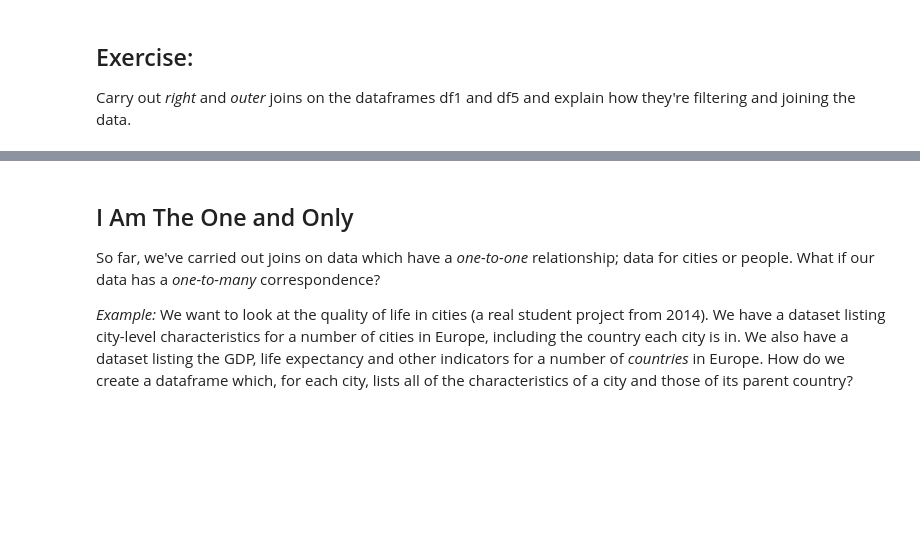
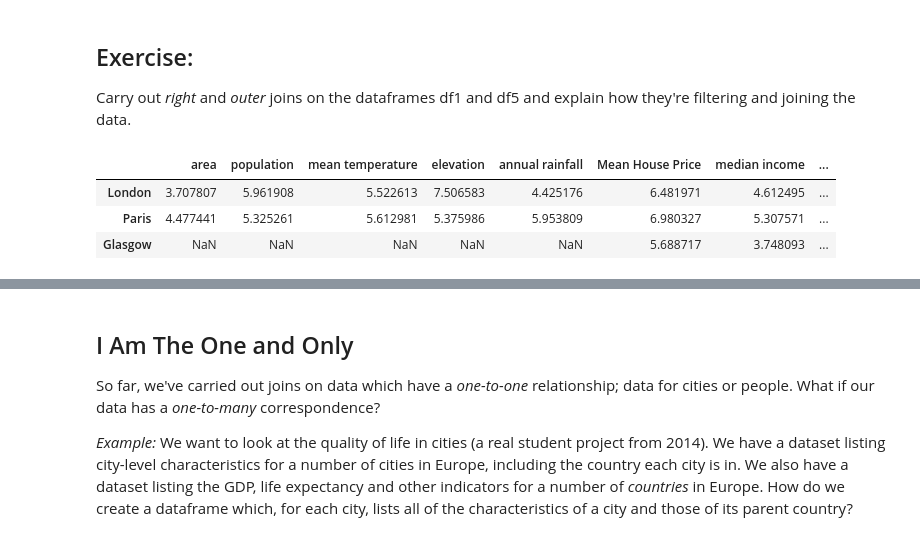
Before and after one commit to muffoonfu/QM2, a Jupyter notebook: Copy_of_W6_Merging_and_Joining_in_Python.ipynb, the cells around one changed output, grey strips where cells are left out. Drawn from its saved outputs; the diff is of its cells as text; code cells hidden in the pictures; blank space fills up the shorter version.

```diff
--- a/Copy_of_W6_Merging_and_Joining_in_Python.ipynb
+++ b/Copy_of_W6_Merging_and_Joining_in_Python.ipynb
@@ -333,3 +353,12 @@ As we see, the missing data appears as **NaN** - Not a Number.
 ## Exercise:
 
 Carry out *right* and *outer* joins on the dataframes df1 and df5 and explain how they're filtering and joining the data.
+# %%
+# conducting right join
+df_joined_right = df1.merge(df5, left_index=True, right_index=True, how='right')
+df_joined_right
+# %% [output]
+|  | area | population | mean temperature | elevation | annual rainfall | Mean House Price | median income | ... |
+| London | 3.707807 | 5.961908 | 5.522613 | 7.506583 | 4.425176 | 6.481971 | 4.612495 | ... |
+| Paris | 4.477441 | 5.325261 | 5.612981 | 5.375986 | 5.953809 | 6.980327 | 5.307571 | ... |
+| Glasgow | NaN | NaN | NaN | NaN | NaN | 5.688717 | 3.748093 | ... |
```
Also changed, not shown: parts of 24 cells of this notebook.
